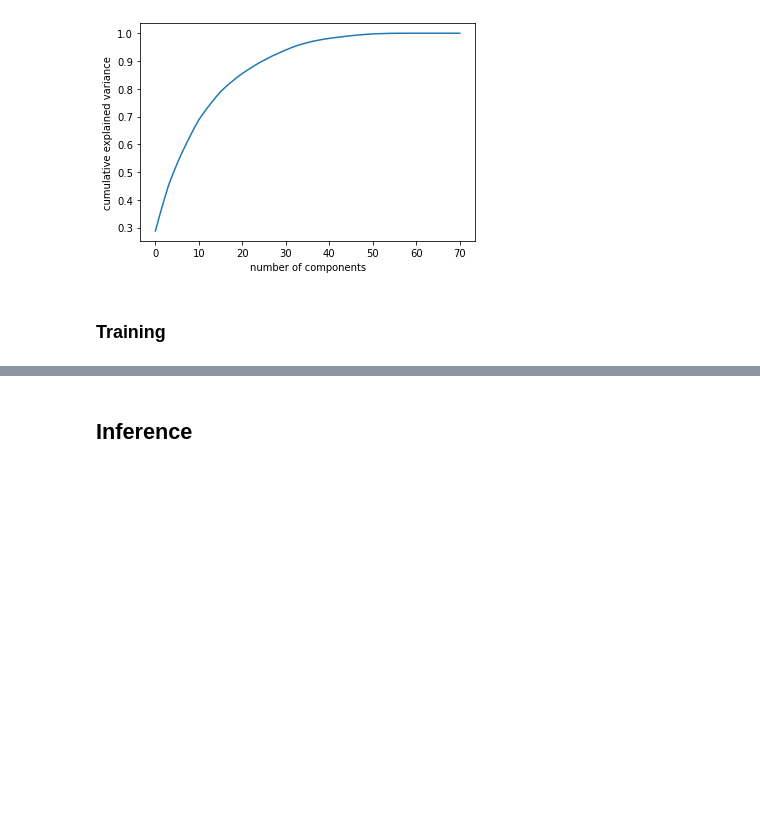
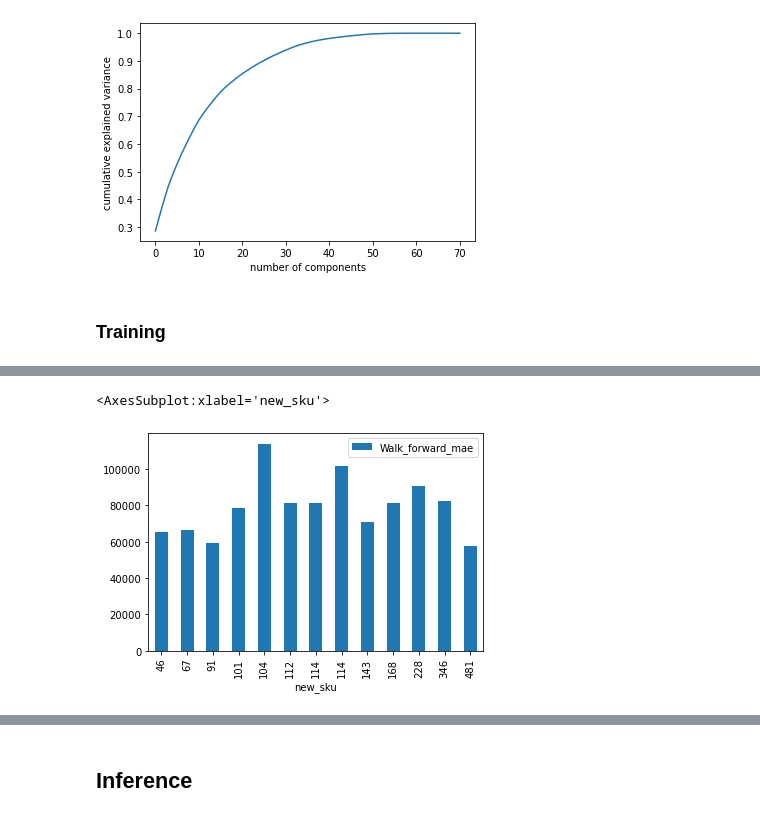
Before and after one commit to n3lly43/fossil-stock-forecasting-challenge, a Jupyter notebook: Fossil Demand Forecast Experiments.ipynb, the cells around one changed output, grey strips where cells are left out. Drawn from its saved outputs; the diff is of its cells as text; code cells hidden in the pictures; blank space fills up the shorter version.

```diff
--- a/Fossil Demand Forecast Experiments.ipynb
+++ b/Fossil Demand Forecast Experiments.ipynb
@@ -38,0 +118,7 @@ base_data = fossil_preproc.prepare_primary_data(train_df)
+# %%
+dates = fossil_preproc.sort_dates(train_df)
+train_df = fossil_preproc.extract_relative_features(train_df)
+# %%
+
+primary_data = fossil_preproc.prepare_primary_data(train_df, dates, False, OUTPUT_DIR)
+base_data = fossil_preproc.impute_missing(primary_data, False, OUTPUT_DIR)
@@ -69,0 +164,5 @@ Blended MAE: 119702.23796283815
+# %%
+from fossil.models.gbdt import FossilGBDT
+gbdt_models = FossilGBDT()
+
+oof_preds, cv_models, blended_mae = gbdt_models.blend_cv_models(principal_features, base_data, fossil_preproc)
@@ -69,0 +473,7 @@ Blended MAE: 119702.23796283815
+# %%
+eval_df = pd.DataFrame(mae_dict)
+# %%
+eval_df.sort_values('new_sku').plot.bar(x='new_sku',y='Walk_forward_mae')
+# %% [output]
+<AxesSubplot:xlabel='new_sku'>
+[figure, added]
```
Also changed, not shown: parts of 37 cells of this notebook, 26 other files.
